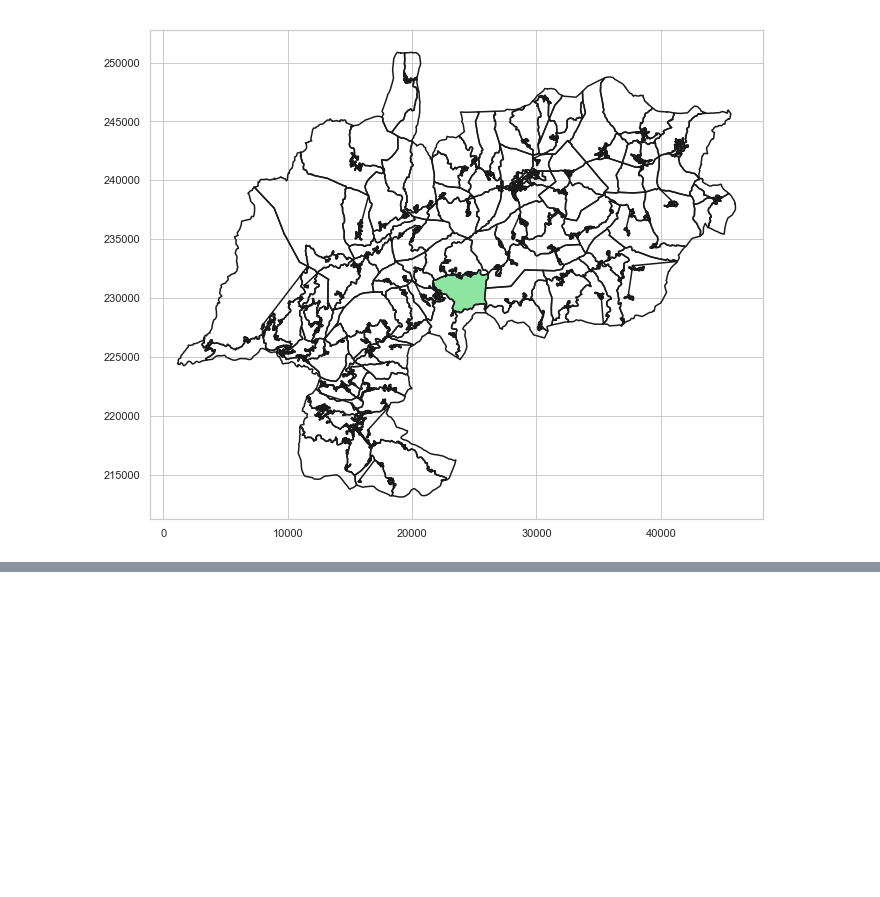
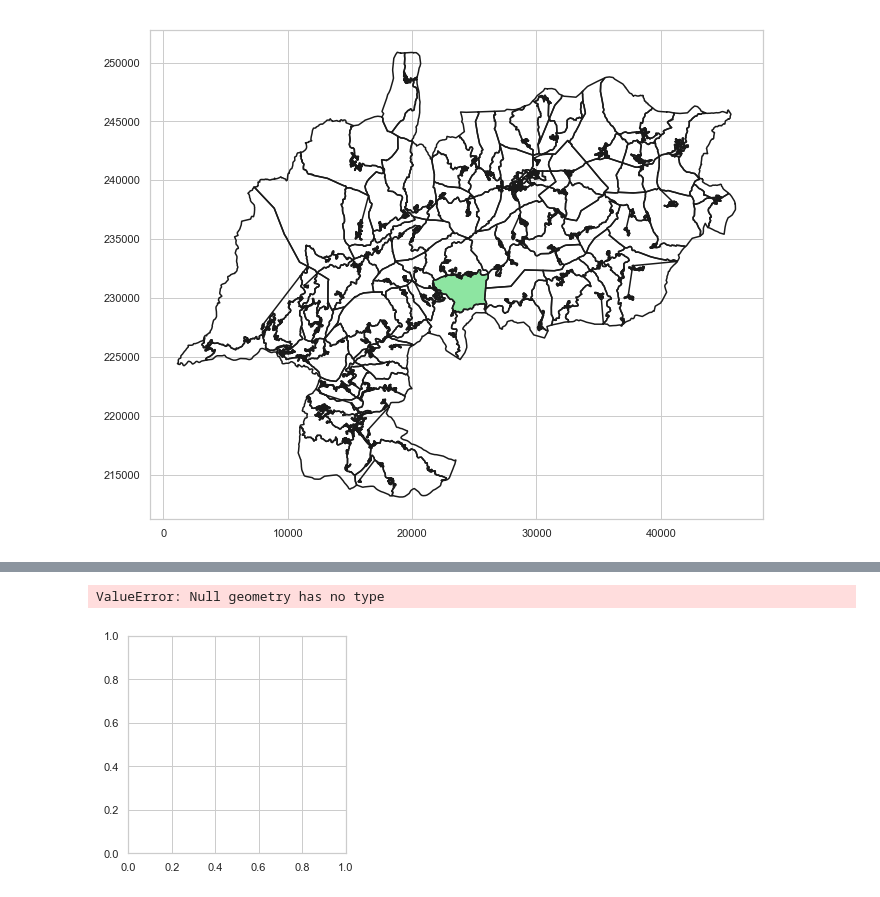
Before and after one commit to d-vf/notebooks, a Jupyter notebook: ReliableProject.ipynb, the cells around one changed output, grey strips where cells are left out. Saved outputs shown, nothing was run; the diff lists cells and outputs as text; code cells hidden in the pictures; blank space fills up the shorter version.

```diff
--- a/ReliableProject.ipynb
+++ b/ReliableProject.ipynb
@@ -203,3 +201,15 @@ def plot_comunas_2(sf, title, comunas, color):
                                        y_lim = None,
                                        figsize = (11,9),
                                        color = color);
+# %%
+import geopandas as gpd
+
+fp = "/Users/dvf/Documents/BGRI2011_1706/BGRI2011_1706.shp"
+
+map_df = gpd.read_file(fp)
+
+# check data type so we can see that this is not a normal dataframe, but a GEOdataframe
+
+
+
+map_df.head()
@@ -205,0 +263,6 @@ def plot_comunas_2(sf, title, comunas, color):
+# %%
+import descartes
+map_df.plot()
+# %% [output]
+ValueError: Null geometry has no type
+[figure, added]
```
Also changed, not shown: parts of 43 cells of this notebook.
